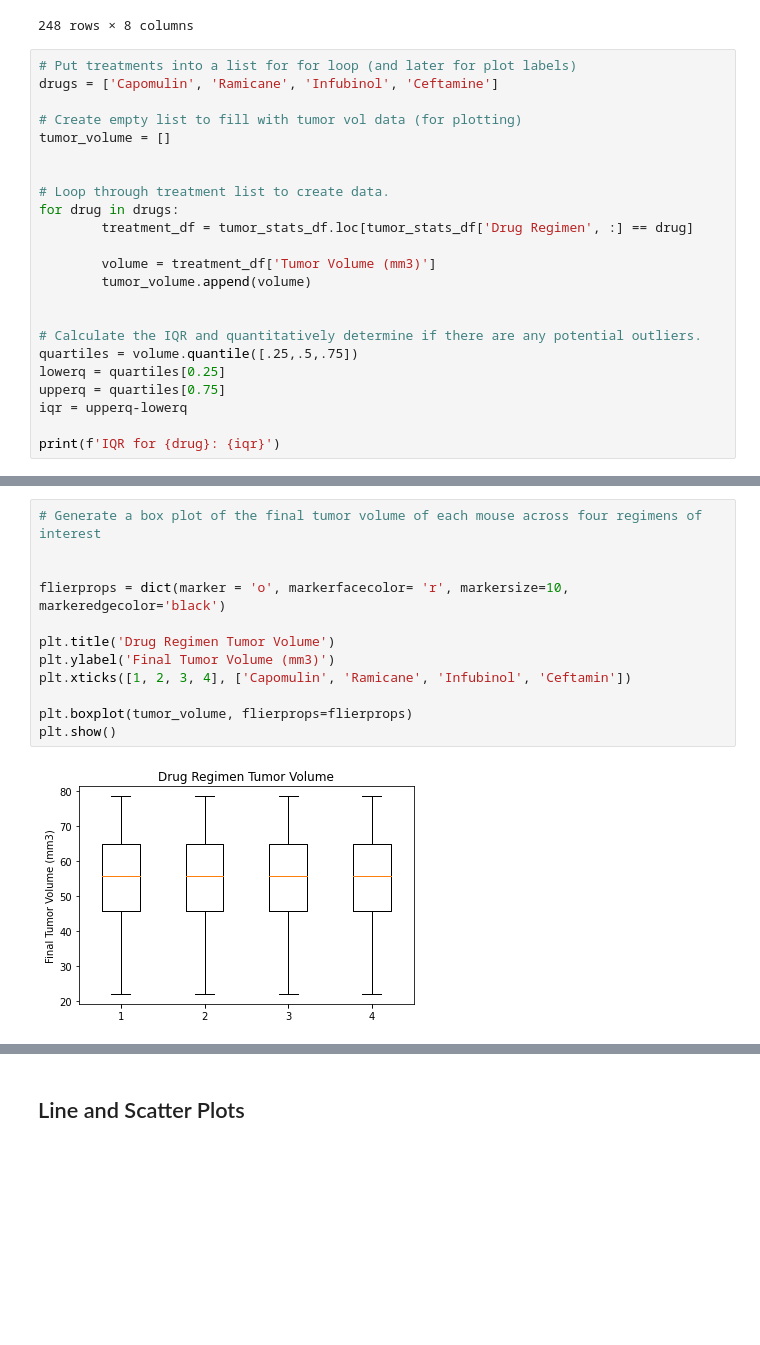
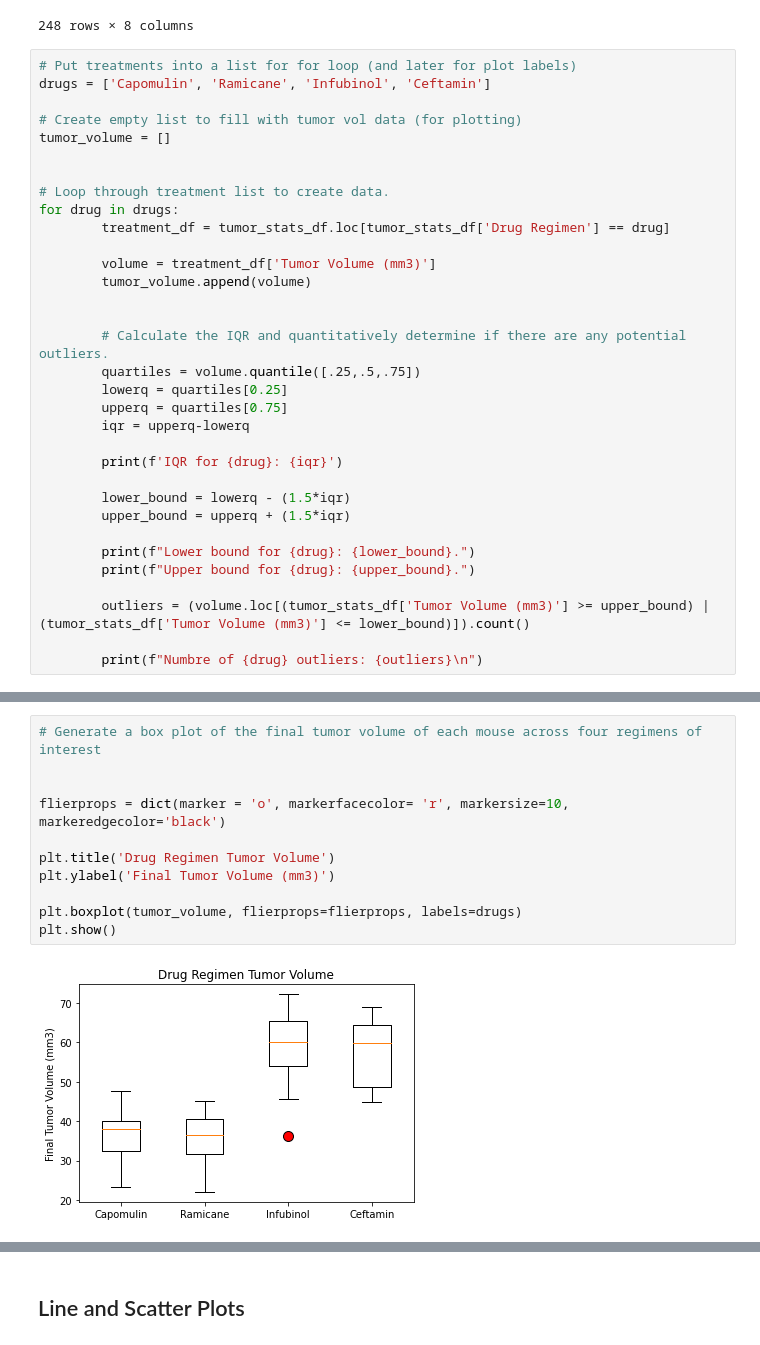
Before and after one commit to trvossler-max/Matplotlib-Challenge, a Jupyter notebook: Instructions/Pymaceuticals/pymaceuticals_starter.ipynb, the cells around one changed output, grey strips where cells are left out. Saved outputs shown, nothing was run; the diff lists cells and outputs as text; blank space fills up the shorter version.

```diff
--- a/Instructions/Pymaceuticals/pymaceuticals_starter.ipynb
+++ b/Instructions/Pymaceuticals/pymaceuticals_starter.ipynb
@@ -274,7 +265,7 @@ tumor_stats_df
 248 rows × 8 columns
 # %%
 # Put treatments into a list for for loop (and later for plot labels)
-drugs = ['Capomulin', 'Ramicane', 'Infubinol', 'Ceftamine']
+drugs = ['Capomulin', 'Ramicane', 'Infubinol', 'Ceftamin']
 
 # Create empty list to fill with tumor vol data (for plotting)
 tumor_volume = []
@@ -282,17 +273,27 @@ tumor_volume = []
 
 # Loop through treatment list to create data.
 for drug in drugs:
-        treatment_df = tumor_stats_df.loc[tumor_stats_df['Drug Regimen', :] == drug]
+        treatment_df = tumor_stats_df.loc[tumor_stats_df['Drug Regimen'] == drug]
 
         volume = treatment_df['Tumor Volume (mm3)']
         tumor_volume.append(volume)
 
 
-# Calculate the IQR and quantitatively determine if there are any potential outliers.
-quartiles = volume.quantile([.25,.5,.75])
-lowerq = quartiles[0.25]
-upperq = quartiles[0.75]
-iqr = upperq-lowerq
+        # Calculate the IQR and quantitatively determine if there are any potential outliers.
+        quartiles = volume.quantile([.25,.5,.75])
+        lowerq = quartiles[0.25]
+        upperq = quartiles[0.75]
+        iqr = upperq-lowerq
 
-print(f'IQR for {drug}: {iqr}')
+        print(f'IQR for {drug}: {iqr}')
+
+        lower_bound = lowerq - (1.5*iqr)
+        upper_bound = upperq + (1.5*iqr)
+
+        print(f"Lower bound for {drug}: {lower_bound}.")
+        print(f"Upper bound for {drug}: {upper_bound}.")
+
+        outliers = (volume.loc[(tumor_stats_df['Tumor Volume (mm3)'] >= upper_bound) | (tumor_stats_df['Tumor Volume (mm3)'] <= lower_bound)]).count()
+
+        print(f"Numbre of {drug} outliers: {outliers}\n")
 # %% [output]
@@ -321,14 +319,13 @@ Numbre of Ceftamine outliers: 0
 # %%
 # Generate a box plot of the final tumor volume of each mouse across four regimens of interest
 
 
 flierprops = dict(marker = 'o', markerfacecolor= 'r', markersize=10, markeredgecolor='black')
 
 plt.title('Drug Regimen Tumor Volume')
 plt.ylabel('Final Tumor Volume (mm3)')
-plt.xticks([1, 2, 3, 4], ['Capomulin', 'Ramicane', 'Infubinol', 'Ceftamin'])
 
-plt.boxplot(tumor_volume, flierprops=flierprops)
+plt.boxplot(tumor_volume, flierprops=flierprops, labels=drugs)
 plt.show()
 # %% [output]
-[figure, old version]
+[figure, new version]
```
Also changed, not shown: parts of 17 cells of this notebook.
